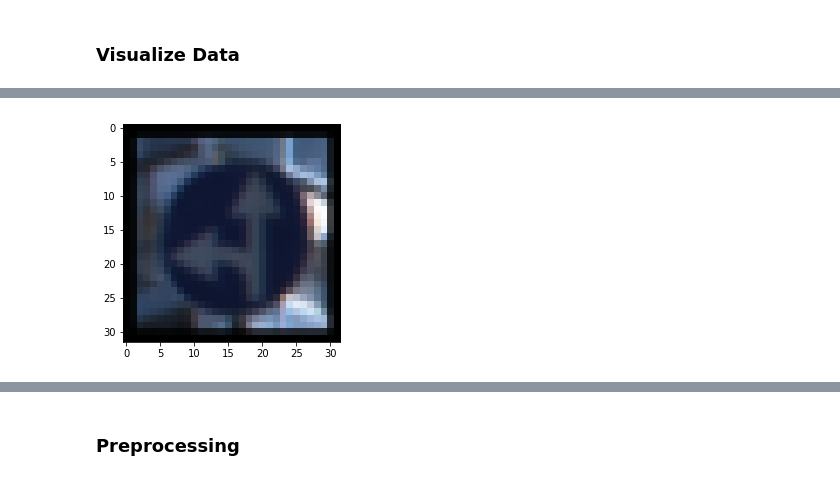
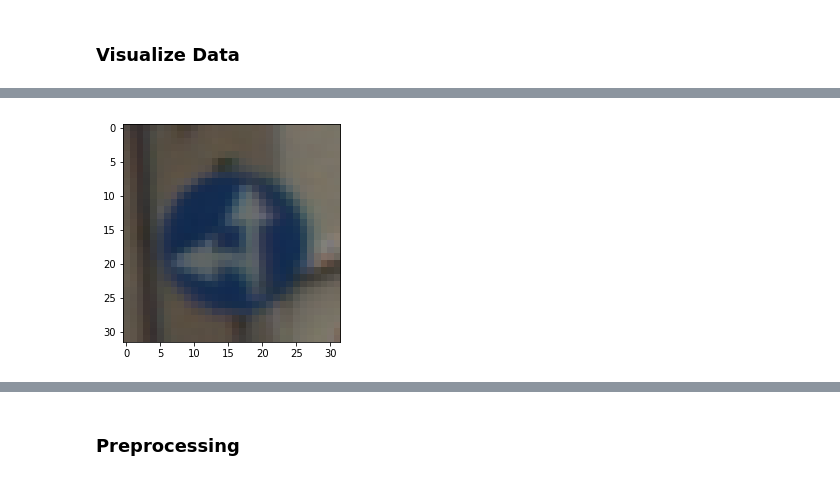
Before and after one commit to hafizur-rahman/CarND-Traffic-Sign-Classifier-Project, a Jupyter notebook: Traffic_Sign_Classifier.ipynb, the cells around one changed output, grey strips where cells are left out. Saved outputs shown, nothing was run; the diff lists cells and outputs as text; code cells hidden in the pictures.

```diff
--- a/Traffic_Sign_Classifier.ipynb
+++ b/Traffic_Sign_Classifier.ipynb
@@ -175,4 +175,11 @@ Other pre-processing steps are optional. You can try different techniques to see
 Use the code cell (or multiple code cells, if necessary) to implement the first step of your project.
 # %% [markdown]
 ### Visualize Data
+# %%
+images_by_class = dict()
+
+for i, label in zip(range(len(y_train)), y_train):
+    if label not in images_by_class.keys():
+        images_by_class[label] = []
+    images_by_class[label].append(i)
 # %%
@@ -203,34 +232,19 @@ show_class_sample(class_sample_image)
 # %%
-import cv2
-
-def rotate_image(image, direction='left'):
-    # grab the dimensions of the image and calculate the center
-    # of the image
-    (h, w) = image.shape[:2]
-    center = (w / 2, h / 2)
-
-    factor = 1 if direction == 'left' else -1
-
-    M = cv2.getRotationMatrix2D(center, 1.0 * factor, 1.0)
-    rotated = cv2.warpAffine(image, M, (w, h))
-
-    return rotated
-
 def scale_image(image):
     (h, w) = image.shape[:2]
 
-    px = np.random.randint(-2,2)
+    px = np.random.randint(-5,5)
 
     src = np.float32([[px, px],[w-px, px],[px, h-px],[w-px,h-px]])
 
     dst = np.float32([[0,0], [w,0],[0, h],[w,h]])
 
     M = cv2.getPerspectiveTransform(src, dst)
     scaled = cv2.warpPerspective(image, M, (w, h))
 
     return scaled
 
-plt.imshow(scale_image(class_sample_image[37]))
+plt.imshow(scale_image(X_train[images_by_class[37][15]]))
 plt.show()
 # %% [output]
-[figure, old version]
+[figure, new version]
```
Also changed, not shown: parts of 21 cells of this notebook.
